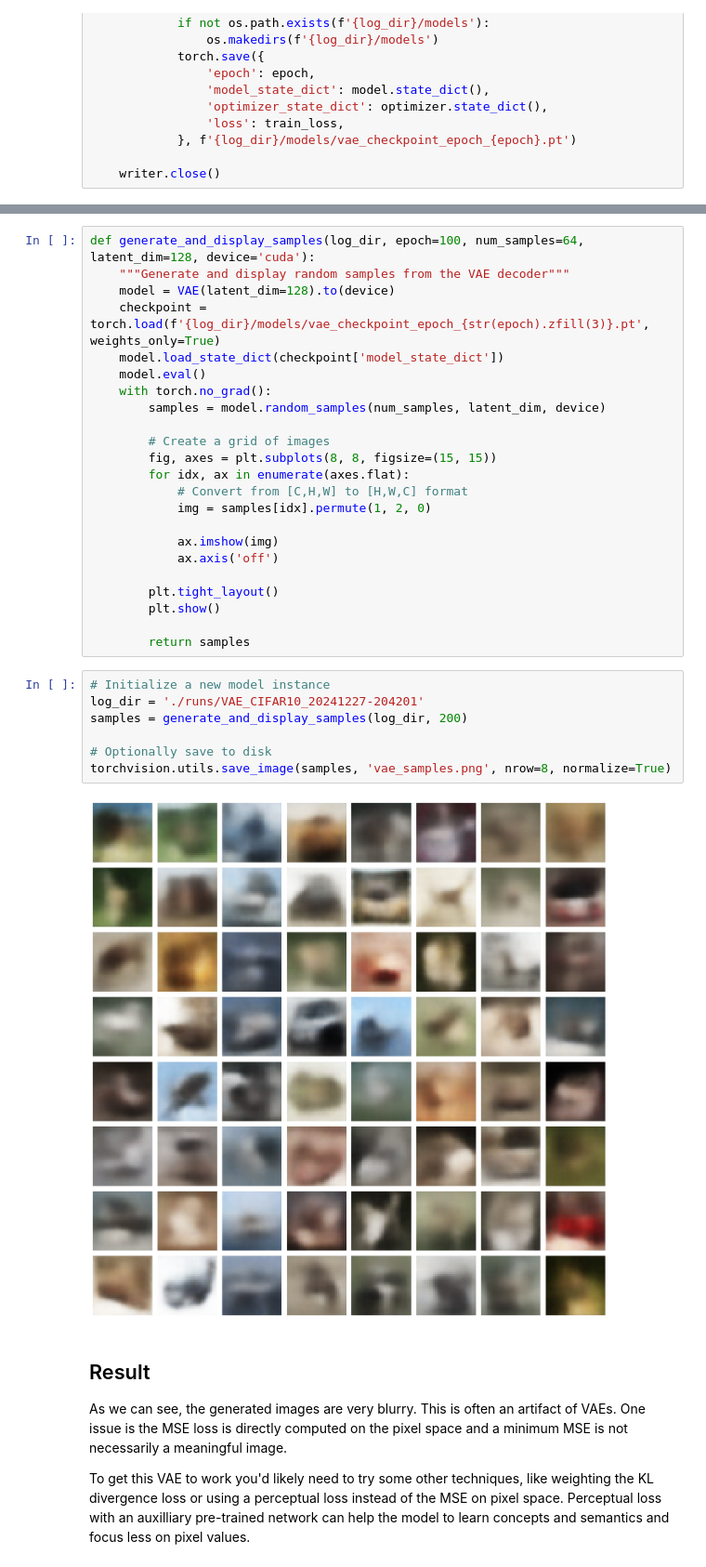
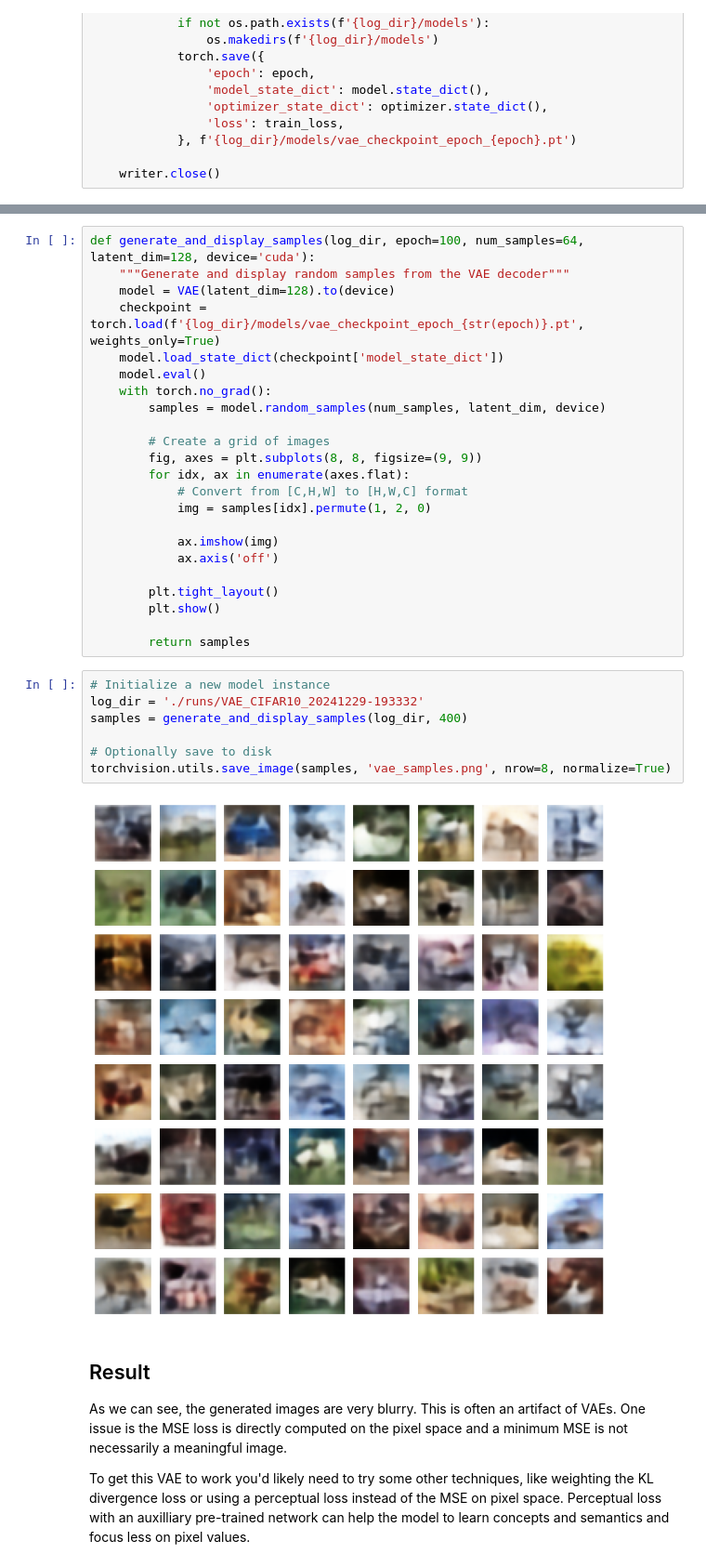
Before and after one commit to daniel-merrick/generative-models, a Jupyter notebook: notebooks/standard_vae.ipynb, the cells around one changed output, grey strips where cells are left out. Shown at 93% size. Drawn from its saved outputs; the diff is of its cells as text.

```diff
--- a/notebooks/standard_vae.ipynb
+++ b/notebooks/standard_vae.ipynb
@@ -287,14 +272,14 @@ Train Epoch: 200 [38400/50000 (77%)]    Loss: 324.087402
 def generate_and_display_samples(log_dir, epoch=100, num_samples=64, latent_dim=128, device='cuda'):
     """Generate and display random samples from the VAE decoder"""
     model = VAE(latent_dim=128).to(device)
-    checkpoint = torch.load(f'{log_dir}/models/vae_checkpoint_epoch_{str(epoch).zfill(3)}.pt', weights_only=True)
+    checkpoint = torch.load(f'{log_dir}/models/vae_checkpoint_epoch_{str(epoch)}.pt', weights_only=True)
     model.load_state_dict(checkpoint['model_state_dict'])
     model.eval()
     with torch.no_grad():
         samples = model.random_samples(num_samples, latent_dim, device)
 
         # Create a grid of images
-        fig, axes = plt.subplots(8, 8, figsize=(15, 15))
+        fig, axes = plt.subplots(8, 8, figsize=(9, 9))
         for idx, ax in enumerate(axes.flat):
             # Convert from [C,H,W] to [H,W,C] format
             img = samples[idx].permute(1, 2, 0)
@@ -308,13 +293,13 @@ def generate_and_display_samples(log_dir, epoch=100, num_samples=64, latent_dim=
         return samples
 # %%
 # Initialize a new model instance
-log_dir = './runs/VAE_CIFAR10_20241227-204201'
-samples = generate_and_display_samples(log_dir, 200)
+log_dir = './runs/VAE_CIFAR10_20241229-193332'
+samples = generate_and_display_samples(log_dir, 400)
 
 # Optionally save to disk
 torchvision.utils.save_image(samples, 'vae_samples.png', nrow=8, normalize=True)
 # %% [output]
-[figure, old version]
+[figure, new version]
 # %% [markdown]
 ## Result
 
```
Also changed, not shown: parts of 3 cells of this notebook.
